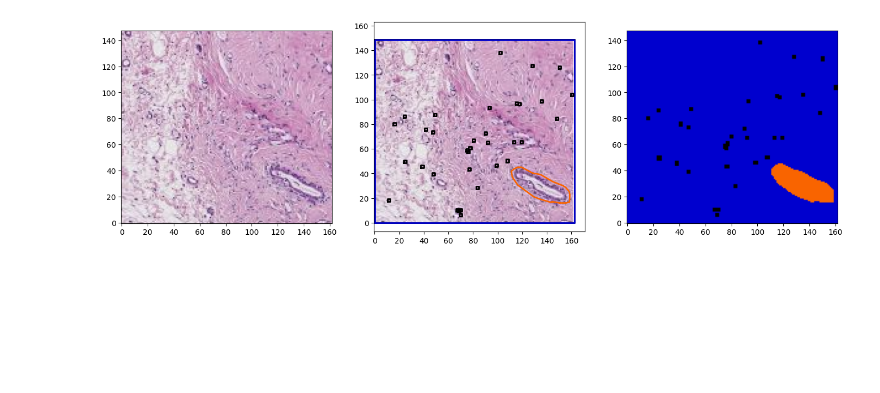
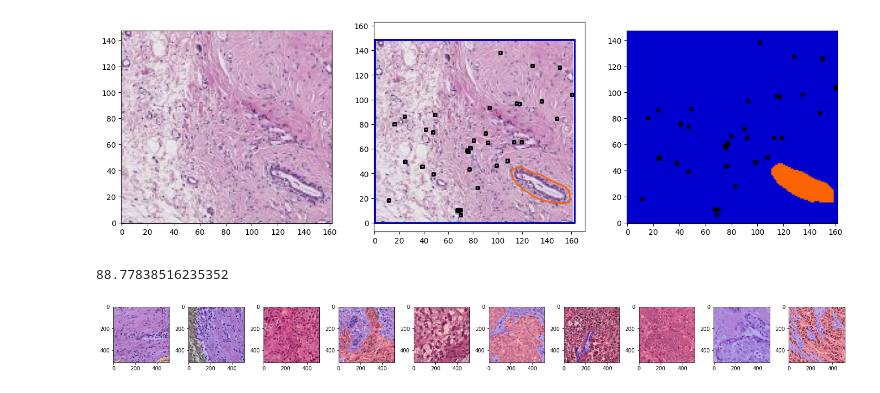
Before and after one commit to DIAGNijmegen/pathology-whole-slide-data, a Jupyter notebook: docs/source/userguide/notebooks/examples/tiger.ipynb, the cells around one changed output. Drawn from its saved outputs; the diff is of its cells as text; code cells hidden in the pictures; blank space fills up the shorter version.

Commit message:
detectron2 example

```diff
--- a/docs/source/userguide/notebooks/examples/tiger.ipynb
+++ b/docs/source/userguide/notebooks/examples/tiger.ipynb
@@ -95,0 +100,42 @@ for idx in range(3):
+# %%
+user_config = {
+    'wholeslidedata': {
+        'default': {
+            'yaml_source': "/home/user/pathology-whole-slide-data/docs/source/userguide/notebooks/examples/configs/tigersegmentationdata.yml",
+            'labels': {
+                "roi": 0,
+                "invasive tumor": 1,
+                "tumor-associated stroma": 2,
+                "in-situ tumor": 3 ,
+                "healthy glands": 4,
+                "necrosis not in-situ": 5,
+                "inflamed stroma": 6,
+                "rest": 7,
+            },
+
+            "annotation_parser": {
+                "sample_label_names": ['roi']
+            },
+            'batch_shape': {
+                'batch_size': 10,
+                'spacing': 0.5,
+                'shape': [512,512,3],
+            },
+            'point_sampler_name': "RandomPointSampler",
+            'point_sampler': {
+                "buffer": {'spacing': "${batch_shape.spacing}", 'value': -256},
+            }
+        }
+    }
+}
+# %%
+t1 = time.time()
+tiger_batch_iterator = create_batch_iterator(mode="training", user_config=user_config, cpus=4)
+print(time.time()-t1)
+# %% [output]
+88.77838516235352
+# %%
+x_batch, y_batch, info =  next(tiger_batch_iterator)
+plot_batch(x_batch, y_batch, alpha=0.2)
+# %% [output]
+[figure, added]
```
Also changed, not shown: parts of 1 cell of this notebook, 5 other files.
